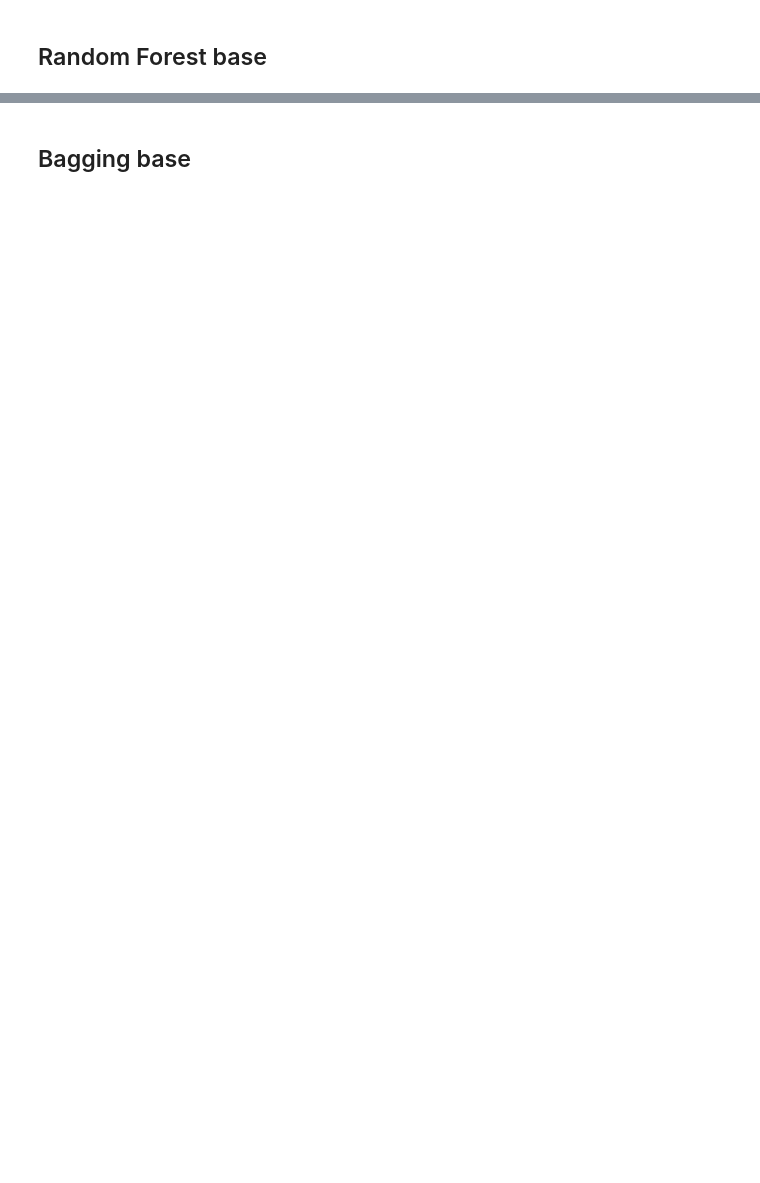
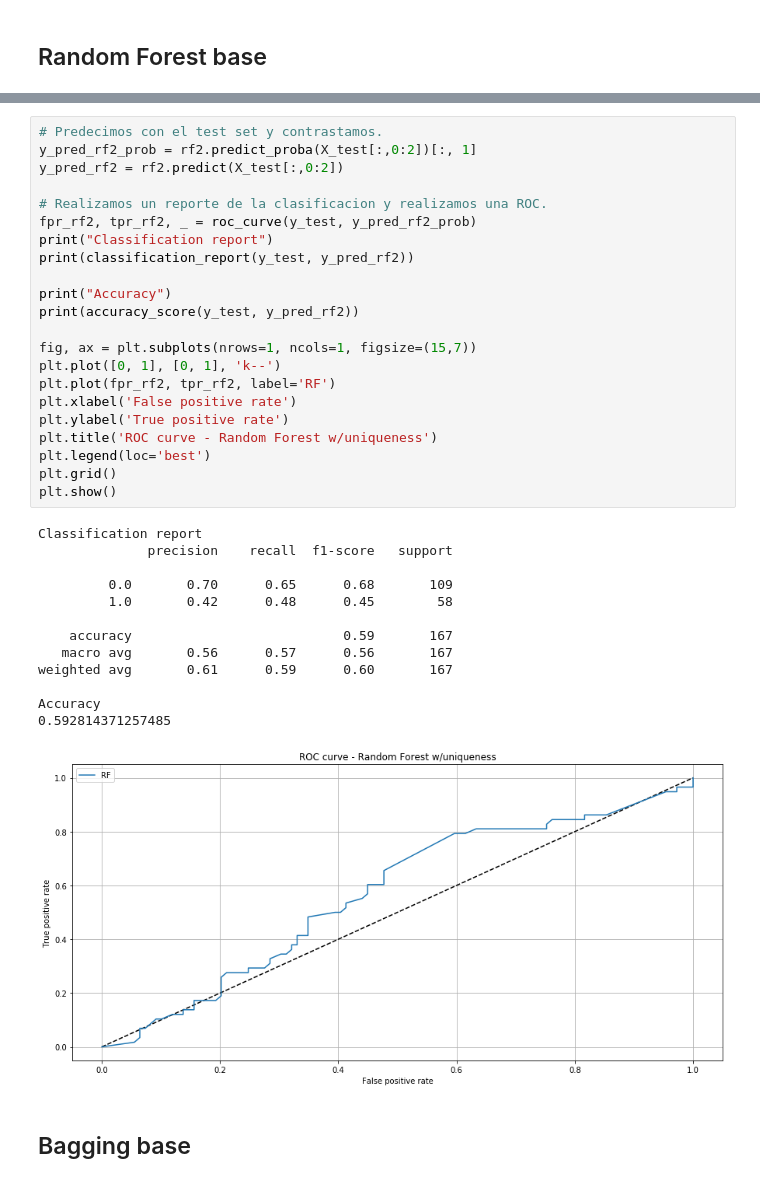
Before and after one commit to agalbachicar/financial_analytics, a Jupyter notebook: notebooks/models_cv_bet_sizing.ipynb, the cells around one changed output, grey strips where cells are left out. Drawn from its saved outputs; the diff is of its cells as text; blank space fills up the shorter version.

```diff
--- a/notebooks/models_cv_bet_sizing.ipynb
+++ b/notebooks/models_cv_bet_sizing.ipynb
@@ -1330,3 +1356,39 @@ Accuracy
+# %%
+# Predecimos con el test set y contrastamos.
+y_pred_rf2_prob = rf2.predict_proba(X_test[:,0:2])[:, 1]
+y_pred_rf2 = rf2.predict(X_test[:,0:2])
+
+# Realizamos un reporte de la clasificacion y realizamos una ROC.
+fpr_rf2, tpr_rf2, _ = roc_curve(y_test, y_pred_rf2_prob)
+print("Classification report")
+print(classification_report(y_test, y_pred_rf2))
+
+print("Accuracy")
+print(accuracy_score(y_test, y_pred_rf2))
+
+fig, ax = plt.subplots(nrows=1, ncols=1, figsize=(15,7))
+plt.plot([0, 1], [0, 1], 'k--')
+plt.plot(fpr_rf2, tpr_rf2, label='RF')
+plt.xlabel('False positive rate')
+plt.ylabel('True positive rate')
+plt.title('ROC curve - Random Forest w/uniqueness')
+plt.legend(loc='best')
+plt.grid()
+plt.show()
+# %% [output]
+Classification report
+              precision    recall  f1-score   support
+
+         0.0       0.70      0.65      0.68       109
+         1.0       0.42      0.48      0.45        58
+
+    accuracy                           0.59       167
+   macro avg       0.56      0.57      0.56       167
+weighted avg       0.61      0.59      0.60       167
+
+Accuracy
+0.592814371257485
+[figure, added]
 # %% [markdown]
 ## Bagging base
 # %%
```
Also changed, not shown: parts of 18 cells of this notebook.
